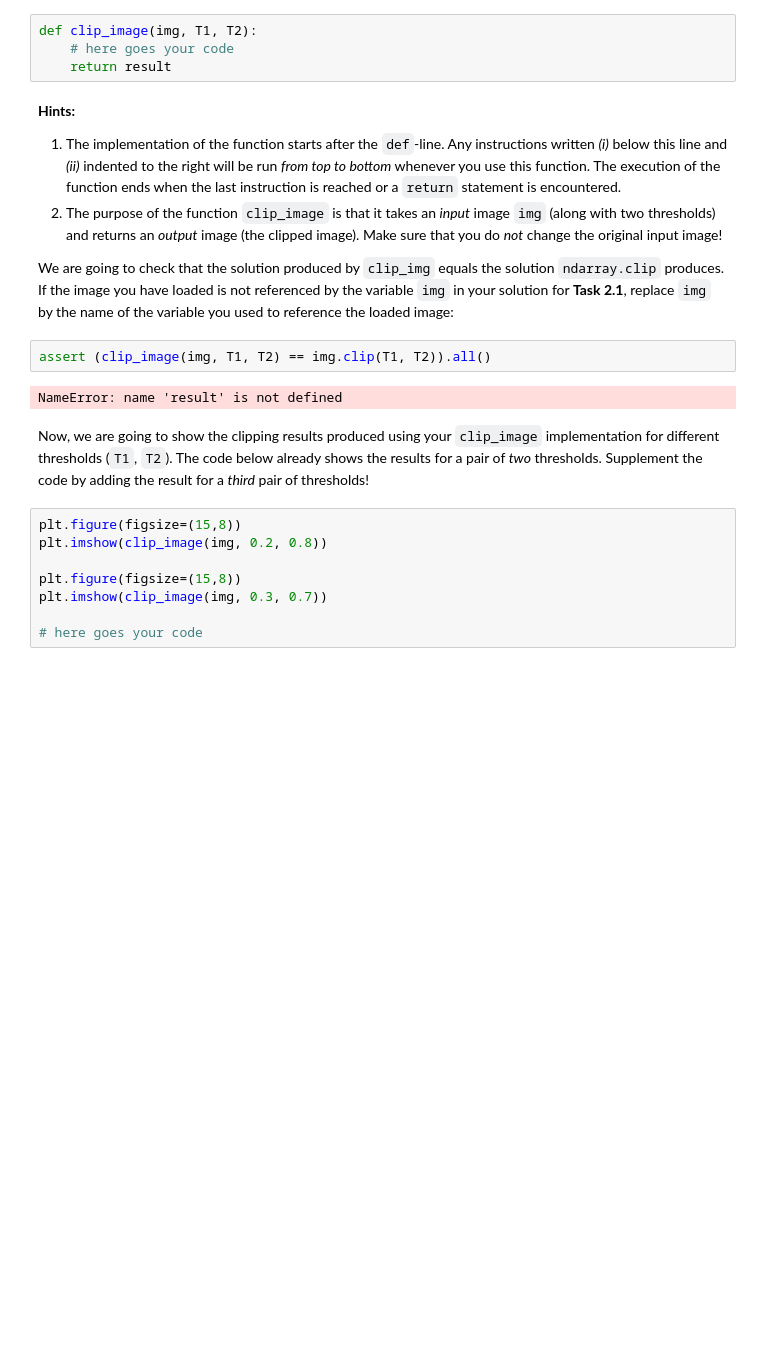
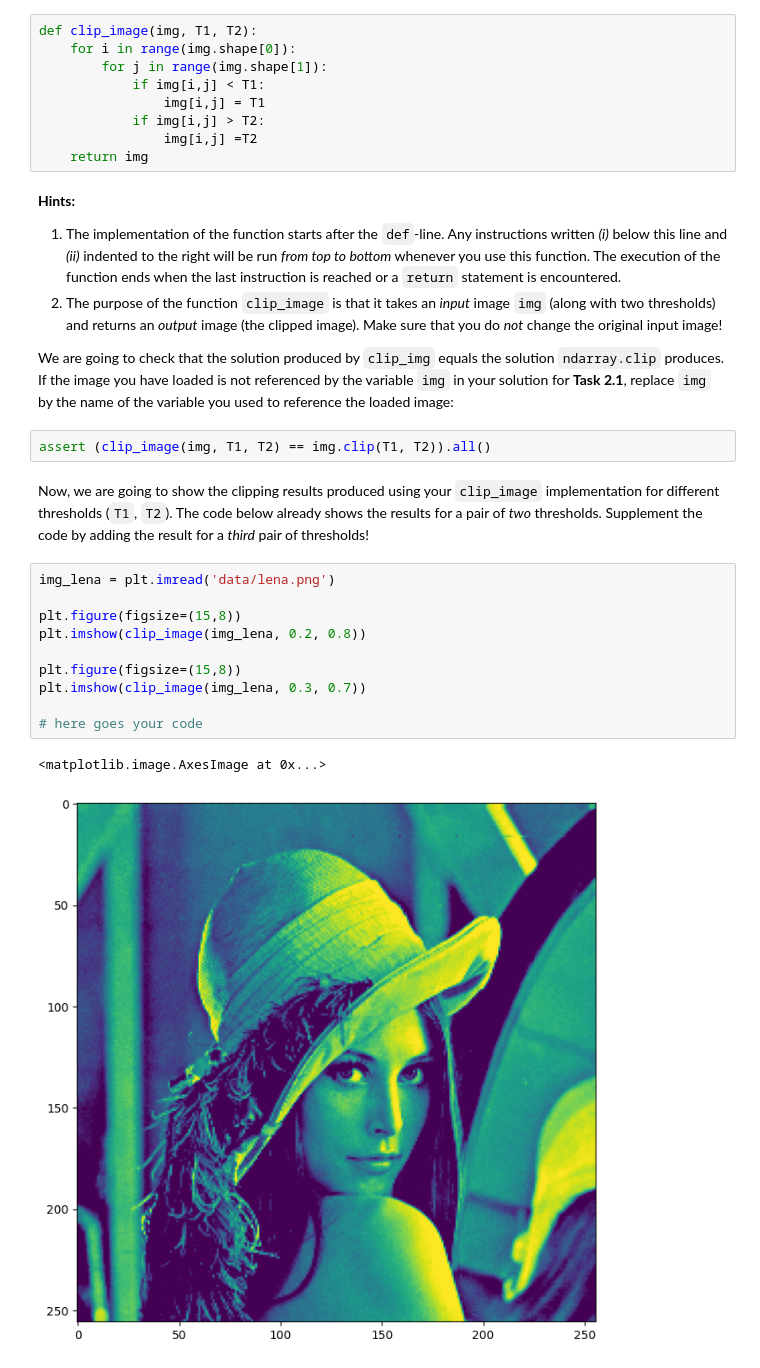
Before and after one commit to N1klasSchmidt/mobi-fs3-python, a Jupyter notebook: task2.ipynb, the cells around one changed output. Drawn from its saved outputs; the diff is of its cells as text; blank space fills up the shorter version.

```diff
--- a/task2.ipynb
+++ b/task2.ipynb
@@ -101,10 +101,15 @@ plt.colorbar()
 ## Writing re-usable code (bonus)
 
 **<a id="#">Task 2.3.4.</a>** Finish the implementation of the function `clip_image` below, by replacing the comment line (the one which starts with `#`) with your code:
-# %%
-def clip_image(img, T1, T2):
-    # here goes your code
-    return result
+# %%
+def clip_image(img, T1, T2):
+    for i in range(img.shape[0]):
+        for j in range(img.shape[1]):
+            if img[i,j] < T1:
+                img[i,j] = T1
+            if img[i,j] > T2:
+                img[i,j] =T2
+    return img
 # %% [markdown]
 **Hints:**
 1. The implementation of the function starts after the `def`-line. Any instructions written *(i)* below this line and *(ii)* indented to the right will be run *from top to bottom* whenever you use this function. The execution of the function ends when the last instruction is reached or a `return` statement is encountered.
@@ -113,15 +118,18 @@ def clip_image(img, T1, T2):
 We are going to check that the solution produced by `clip_img` equals the solution `ndarray.clip` produces. If the image you have loaded is not referenced by the variable `img` in your solution for **Task 2.1**, replace `img` by the name of the variable you used to reference the loaded image:
 # %%
 assert (clip_image(img, T1, T2) == img.clip(T1, T2)).all()
-# %% [output]
-NameError: name 'result' is not defined
 # %% [markdown]
 Now, we are going to show the clipping results produced using your `clip_image` implementation for different thresholds (`T1`, `T2`). The code below already shows the results for a pair of *two* thresholds. Supplement the code by adding the result for a *third* pair of thresholds!
 # %%
-plt.figure(figsize=(15,8))
-plt.imshow(clip_image(img, 0.2, 0.8))
+img_lena = plt.imread('data/lena.png')
 
 plt.figure(figsize=(15,8))
-plt.imshow(clip_image(img, 0.3, 0.7))
+plt.imshow(clip_image(img_lena, 0.2, 0.8))
+
+plt.figure(figsize=(15,8))
+plt.imshow(clip_image(img_lena, 0.3, 0.7))
 
 # here goes your code
+# %% [output]
+<matplotlib.image.AxesImage at 0x...>
+[figure, added]
```
Also changed, not shown: parts of 1 cell of this notebook.
